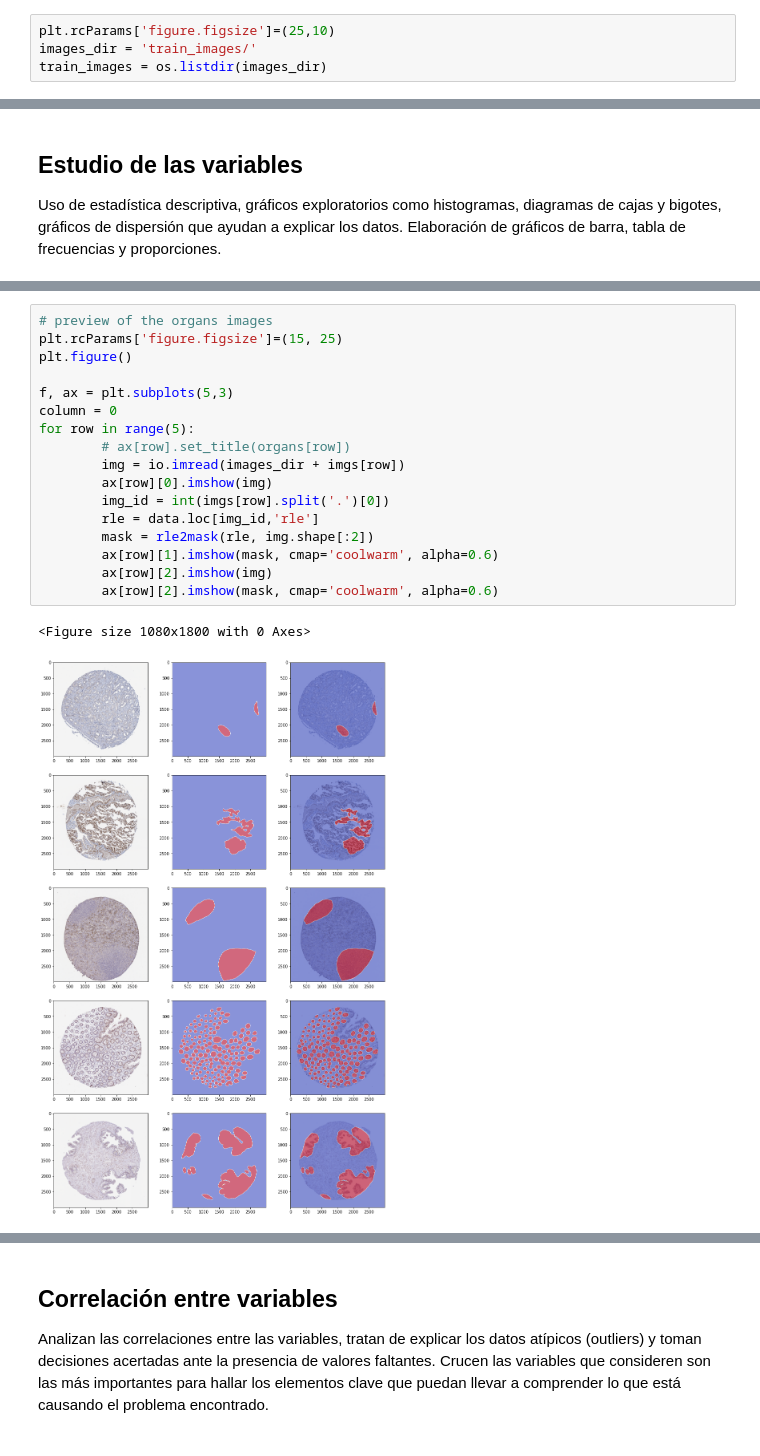
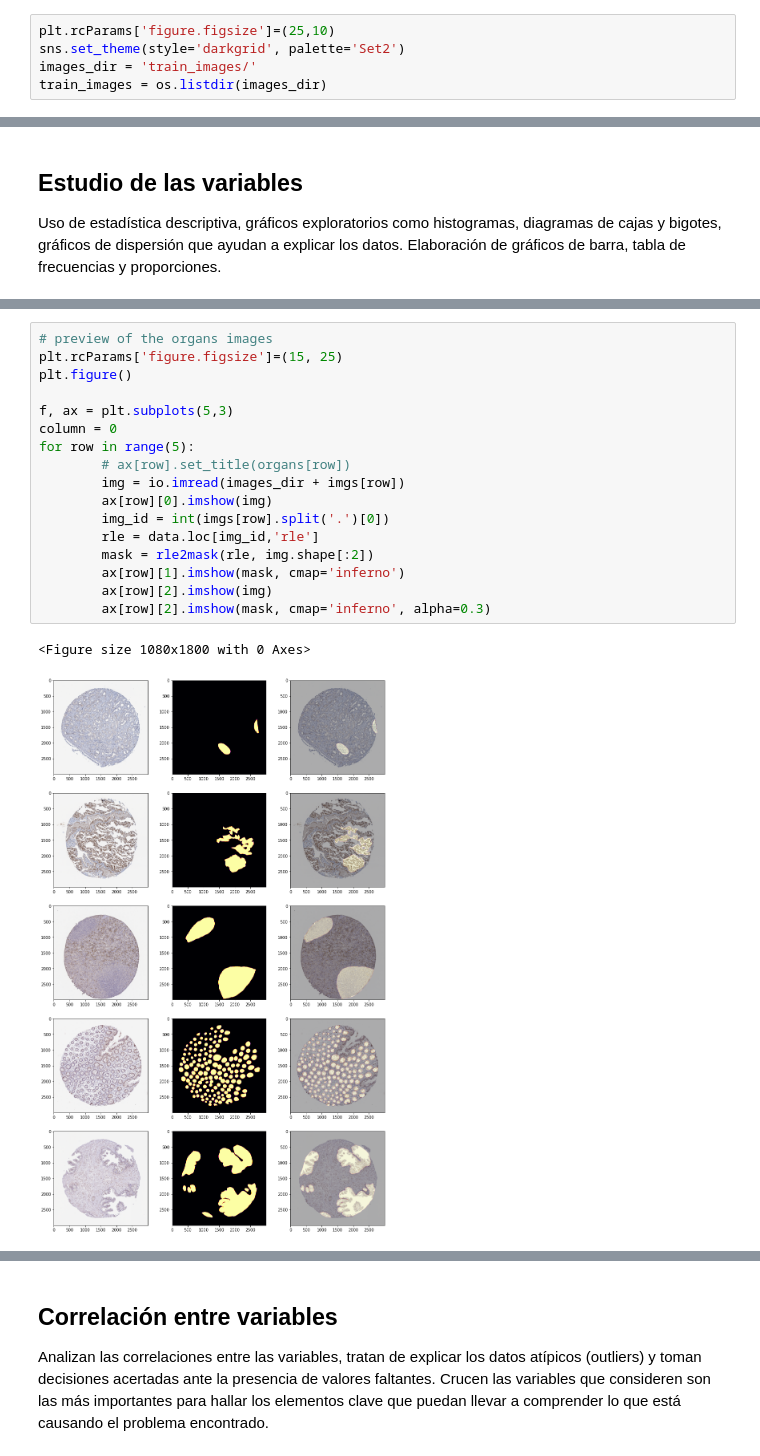
Before and after one commit to DiaZa13/hacking-the-human-body, a Jupyter notebook: project.ipynb, the cells around one changed output, grey strips where cells are left out. Cells and saved outputs as stored; diff of their text form.

```diff
--- a/project.ipynb
+++ b/project.ipynb
@@ -22,5 +23,6 @@ import numpy as np
 # %%
 plt.rcParams['figure.figsize']=(25,10)
+sns.set_theme(style='darkgrid', palette='Set2')
 images_dir = 'train_images/'
 train_images = os.listdir(images_dir)
 # %%
@@ -167,20 +170,20 @@ Como bien se ha descrito anteriormente, el objetivo del análisis de las imágen
 # %%
 # preview of the organs images
 plt.rcParams['figure.figsize']=(15, 25)
 plt.figure()
 
 f, ax = plt.subplots(5,3)
 column = 0
 for row in range(5):
         # ax[row].set_title(organs[row])
         img = io.imread(images_dir + imgs[row])
         ax[row][0].imshow(img)
         img_id = int(imgs[row].split('.')[0])
         rle = data.loc[img_id,'rle']
         mask = rle2mask(rle, img.shape[:2])
-        ax[row][1].imshow(mask, cmap='coolwarm', alpha=0.6)
+        ax[row][1].imshow(mask, cmap='inferno')
         ax[row][2].imshow(img)
-        ax[row][2].imshow(mask, cmap='coolwarm', alpha=0.6)
+        ax[row][2].imshow(mask, cmap='inferno', alpha=0.3)
 # %% [output]
 <Figure size 1080x1800 with 0 Axes>
-[figure, old version]
+[figure, new version]
```
Also changed, not shown: parts of 9 cells of this notebook.
